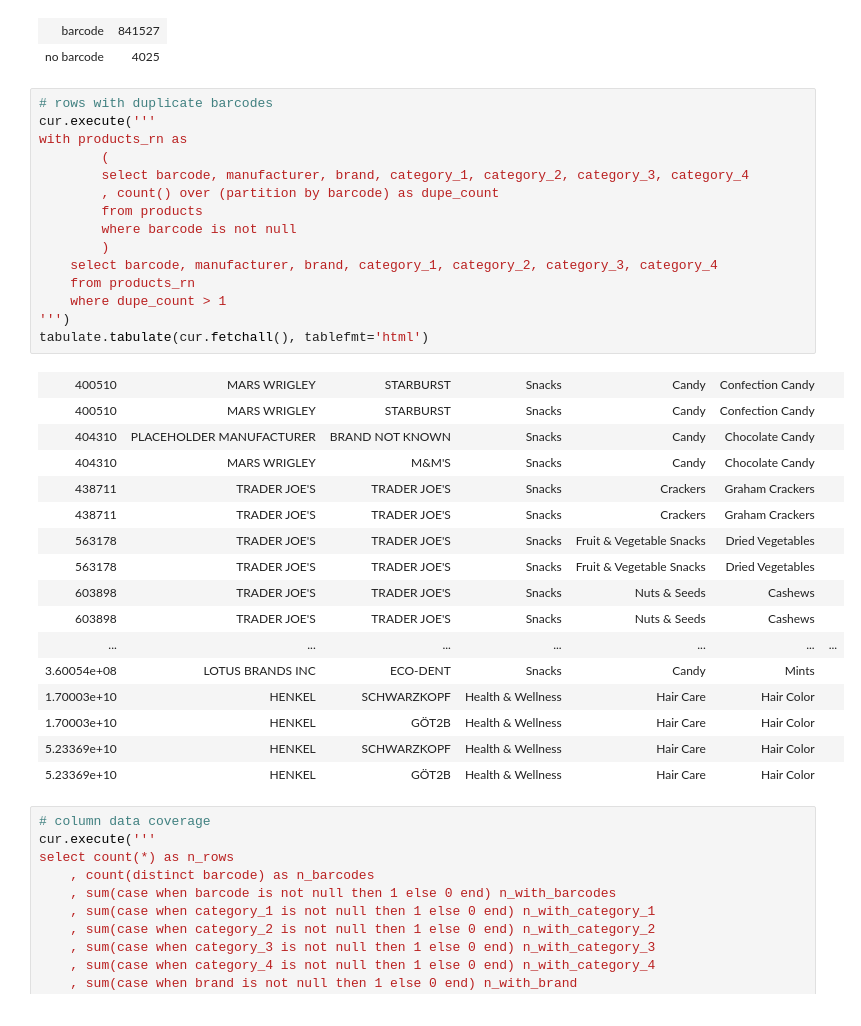
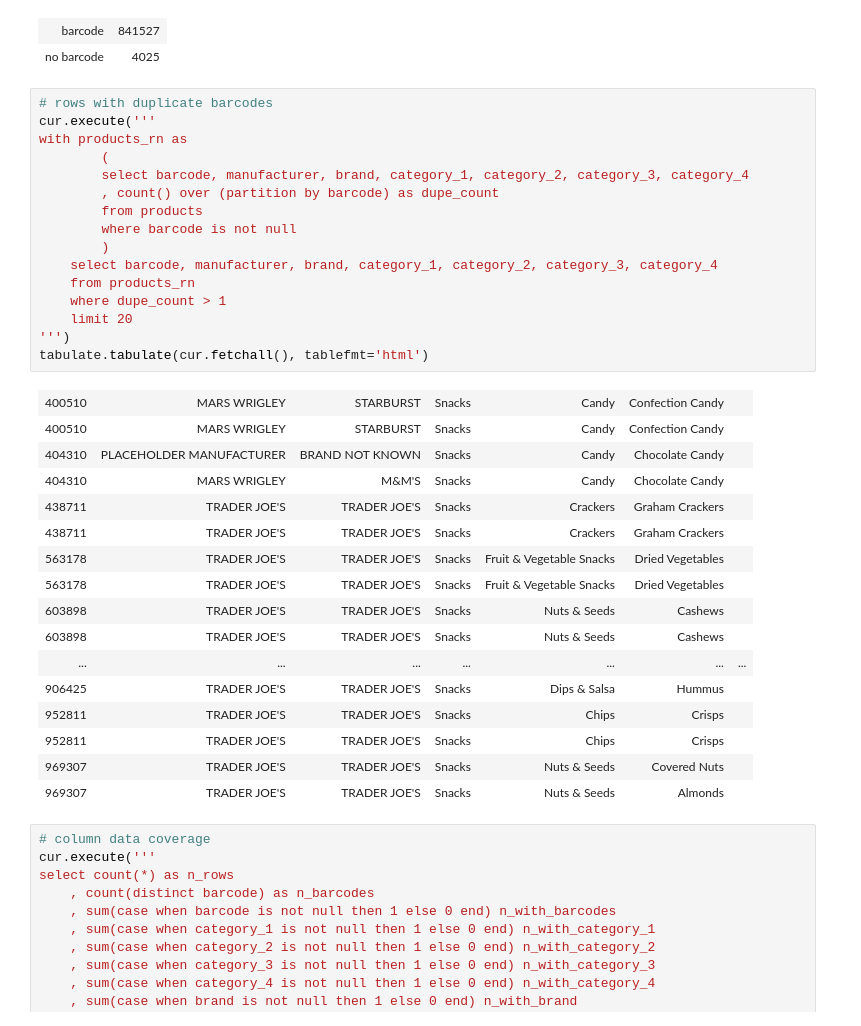
Before and after one commit to edcorcoran/Fetch-Take-Home-Assignment, a Jupyter notebook: exercise_1.ipynb, the cells around one changed output. Drawn from its saved outputs; the diff is of its cells as text.

```diff
--- a/exercise_1.ipynb
+++ b/exercise_1.ipynb
@@ -214,35 +214,36 @@ tabulate.tabulate(cur.fetchall(), tablefmt='html')
 # %%
 # rows with duplicate barcodes
 cur.execute('''
 with products_rn as
         (
         select barcode, manufacturer, brand, category_1, category_2, category_3, category_4
         , count() over (partition by barcode) as dupe_count
         from products
         where barcode is not null
         )
     select barcode, manufacturer, brand, category_1, category_2, category_3, category_4
     from products_rn
     where dupe_count > 1
+    limit 20
 ''')
 tabulate.tabulate(cur.fetchall(), tablefmt='html')
 # %% [output]
 | 400510 | MARS WRIGLEY | STARBURST | Snacks | Candy | Confection Candy |  |
 | 400510 | MARS WRIGLEY | STARBURST | Snacks | Candy | Confection Candy |  |
 | 404310 | PLACEHOLDER MANUFACTURER | BRAND NOT KNOWN | Snacks | Candy | Chocolate Candy |  |
 | 404310 | MARS WRIGLEY | M&M'S | Snacks | Candy | Chocolate Candy |  |
 | 438711 | TRADER JOE'S | TRADER JOE'S | Snacks | Crackers | Graham Crackers |  |
 | 438711 | TRADER JOE'S | TRADER JOE'S | Snacks | Crackers | Graham Crackers |  |
 | 563178 | TRADER JOE'S | TRADER JOE'S | Snacks | Fruit & Vegetable Snacks | Dried Vegetables |  |
 | 563178 | TRADER JOE'S | TRADER JOE'S | Snacks | Fruit & Vegetable Snacks | Dried Vegetables |  |
 | 603898 | TRADER JOE'S | TRADER JOE'S | Snacks | Nuts & Seeds | Cashews |  |
 | 603898 | TRADER JOE'S | TRADER JOE'S | Snacks | Nuts & Seeds | Cashews |  |
 | ... | ... | ... | ... | ... | ... | ... |
-| 3.60054e+08 | LOTUS BRANDS INC | ECO-DENT | Snacks | Candy | Mints |  |
-| 1.70003e+10 | HENKEL | SCHWARZKOPF | Health & Wellness | Hair Care | Hair Color |  |
-| 1.70003e+10 | HENKEL | GÖT2B | Health & Wellness | Hair Care | Hair Color |  |
-| 5.23369e+10 | HENKEL | SCHWARZKOPF | Health & Wellness | Hair Care | Hair Color |  |
-| 5.23369e+10 | HENKEL | GÖT2B | Health & Wellness | Hair Care | Hair Color |  |
+| 906425 | TRADER JOE'S | TRADER JOE'S | Snacks | Dips & Salsa | Hummus |  |
+| 952811 | TRADER JOE'S | TRADER JOE'S | Snacks | Chips | Crisps |  |
+| 952811 | TRADER JOE'S | TRADER JOE'S | Snacks | Chips | Crisps |  |
+| 969307 | TRADER JOE'S | TRADER JOE'S | Snacks | Nuts & Seeds | Covered Nuts |  |
+| 969307 | TRADER JOE'S | TRADER JOE'S | Snacks | Nuts & Seeds | Almonds |  |
 # %%
 # column data coverage
 cur.execute('''
```
Also changed, not shown: parts of 4 cells of this notebook, 1 other file.
